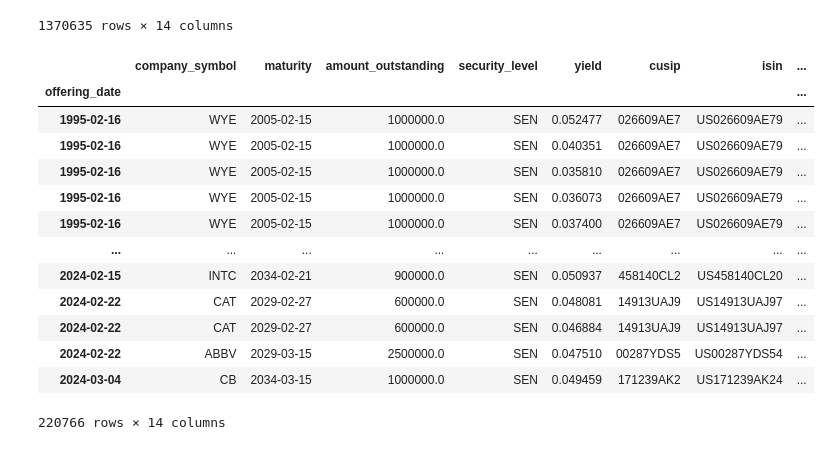
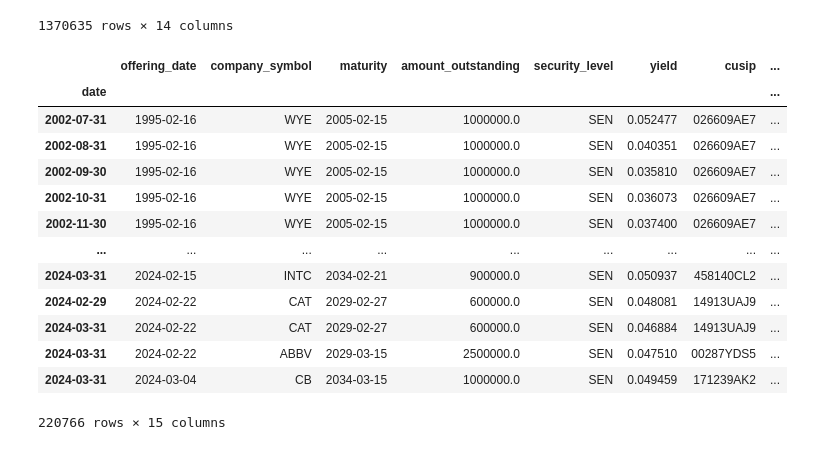
Before and after one commit to zixiaowang123/full_stack_project, a Jupyter notebook: src/test.ipynb, the cells around one changed output. Drawn from its saved outputs; the diff is of its cells as text; code cells hidden in the pictures.

Commit message:
test file outlines how to join yield and parspread

```diff
--- a/src/test.ipynb
+++ b/src/test.ipynb
@@ -50,23 +50,23 @@ wbonds
 # %%
 redcode_mapping = mapping.set_index("obl_cusip")["redcode"].to_dict()
 
 wbonds["redcode"] = wbonds["cusip"].map(redcode_mapping)
-wbonds = wbonds.dropna(subset=['redcode', 'yield','price_eom']).set_index('offering_date')
+wbonds = wbonds.dropna(subset=['redcode', 'yield','price_eom'])
 wbonds.sort_index()
 
 wbonds
 # %% [output]
-|  | company_symbol | maturity | amount_outstanding | security_level | yield | cusip | isin | ... |
-| offering_date |  |  |  |  |  |  |  | ... |
-| 1995-02-16 | WYE | 2005-02-15 | 1000000.0 | SEN | 0.052477 | 026609AE7 | US026609AE79 | ... |
-| 1995-02-16 | WYE | 2005-02-15 | 1000000.0 | SEN | 0.040351 | 026609AE7 | US026609AE79 | ... |
-| 1995-02-16 | WYE | 2005-02-15 | 1000000.0 | SEN | 0.035810 | 026609AE7 | US026609AE79 | ... |
-| 1995-02-16 | WYE | 2005-02-15 | 1000000.0 | SEN | 0.036073 | 026609AE7 | US026609AE79 | ... |
-| 1995-02-16 | WYE | 2005-02-15 | 1000000.0 | SEN | 0.037400 | 026609AE7 | US026609AE79 | ... |
+|  | offering_date | company_symbol | maturity | amount_outstanding | security_level | yield | cusip | ... |
+| date |  |  |  |  |  |  |  | ... |
+| 2002-07-31 | 1995-02-16 | WYE | 2005-02-15 | 1000000.0 | SEN | 0.052477 | 026609AE7 | ... |
+| 2002-08-31 | 1995-02-16 | WYE | 2005-02-15 | 1000000.0 | SEN | 0.040351 | 026609AE7 | ... |
+| 2002-09-30 | 1995-02-16 | WYE | 2005-02-15 | 1000000.0 | SEN | 0.035810 | 026609AE7 | ... |
+| 2002-10-31 | 1995-02-16 | WYE | 2005-02-15 | 1000000.0 | SEN | 0.036073 | 026609AE7 | ... |
+| 2002-11-30 | 1995-02-16 | WYE | 2005-02-15 | 1000000.0 | SEN | 0.037400 | 026609AE7 | ... |
 | ... | ... | ... | ... | ... | ... | ... | ... | ... |
-| 2024-02-15 | INTC | 2034-02-21 | 900000.0 | SEN | 0.050937 | 458140CL2 | US458140CL20 | ... |
-| 2024-02-22 | CAT | 2029-02-27 | 600000.0 | SEN | 0.048081 | 14913UAJ9 | US14913UAJ97 | ... |
-| 2024-02-22 | CAT | 2029-02-27 | 600000.0 | SEN | 0.046884 | 14913UAJ9 | US14913UAJ97 | ... |
-| 2024-02-22 | ABBV | 2029-03-15 | 2500000.0 | SEN | 0.047510 | 00287YDS5 | US00287YDS54 | ... |
-| 2024-03-04 | CB | 2034-03-15 | 1000000.0 | SEN | 0.049459 | 171239AK2 | US171239AK24 | ... |
+| 2024-03-31 | 2024-02-15 | INTC | 2034-02-21 | 900000.0 | SEN | 0.050937 | 458140CL2 | ... |
+| 2024-02-29 | 2024-02-22 | CAT | 2029-02-27 | 600000.0 | SEN | 0.048081 | 14913UAJ9 | ... |
+| 2024-03-31 | 2024-02-22 | CAT | 2029-02-27 | 600000.0 | SEN | 0.046884 | 14913UAJ9 | ... |
+| 2024-03-31 | 2024-02-22 | ABBV | 2029-03-15 | 2500000.0 | SEN | 0.047510 | 00287YDS5 | ... |
+| 2024-03-31 | 2024-03-04 | CB | 2034-03-15 | 1000000.0 | SEN | 0.049459 | 171239AK2 | ... |
-220766 rows × 14 columns
+220766 rows × 15 columns
```
Also changed, not shown: parts of 10 cells of this notebook.
